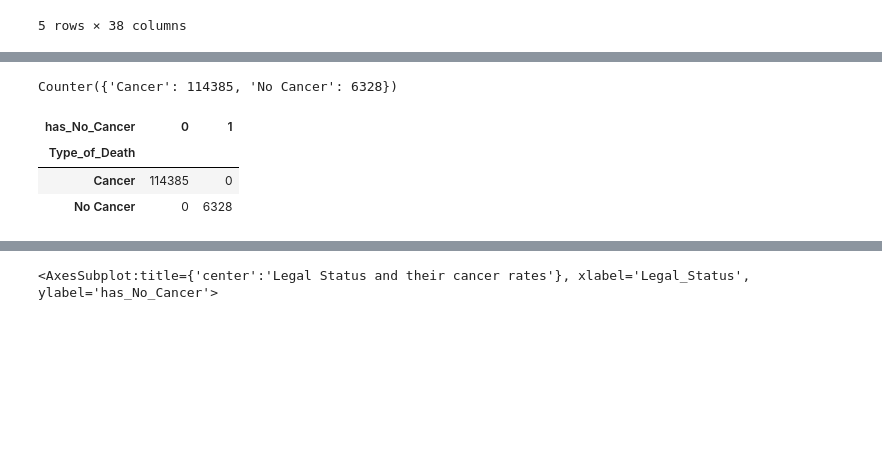
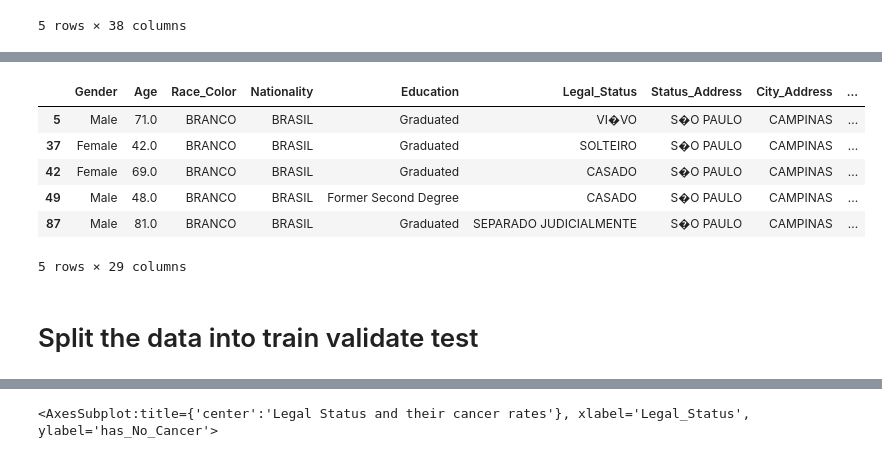
Before and after one commit to PGuajardo/Cancer-Brazil-Project, a Jupyter notebook: Brazil_Final.ipynb, the cells around one changed output, grey strips where cells are left out. Drawn from its saved outputs; the diff is of its cells as text; code cells hidden in the pictures; blank space fills up the shorter version.

```diff
--- a/Brazil_Final.ipynb
+++ b/Brazil_Final.ipynb
@@ -270,4 +71,0 @@ train.head()
-# %%
-Counter(train.Type_of_Death)
-# %% [output]
-Counter({'Cancer': 114385, 'No Cancer': 6328})
@@ -282,7 +72,13 @@ Counter({'Cancer': 114385, 'No Cancer': 6328})
-# %%
-pd.crosstab(train['Type_of_Death'], train['has_No_Cancer'])
-# %% [output]
-| has_No_Cancer | 0 | 1 |
-| Type_of_Death |  |  |
-| Cancer | 114385 | 0 |
-| No Cancer | 0 | 6328 |
+# %%
+df = prepare.cancer_df(df)
+df.head()
+# %% [output]
+|  | Gender | Age | Race_Color | Nationality | Education | Legal_Status | Status_Address | City_Address | ... |
+| 5 | Male | 71.0 | BRANCO | BRASIL | Graduated | VI�VO | S�O PAULO | CAMPINAS | ... |
+| 37 | Female | 42.0 | BRANCO | BRASIL | Graduated | SOLTEIRO | S�O PAULO | CAMPINAS | ... |
+| 42 | Female | 69.0 | BRANCO | BRASIL | Graduated | CASADO | S�O PAULO | CAMPINAS | ... |
+| 49 | Male | 48.0 | BRANCO | BRASIL | Former Second Degree | CASADO | S�O PAULO | CAMPINAS | ... |
+| 87 | Male | 81.0 | BRANCO | BRASIL | Graduated | SEPARADO JUDICIALMENTE | S�O PAULO | CAMPINAS | ... |
+5 rows × 29 columns
+# %% [markdown]
+# Split the data into train validate test
```
Also changed, not shown: parts of 91 cells of this notebook, 3 other files.
